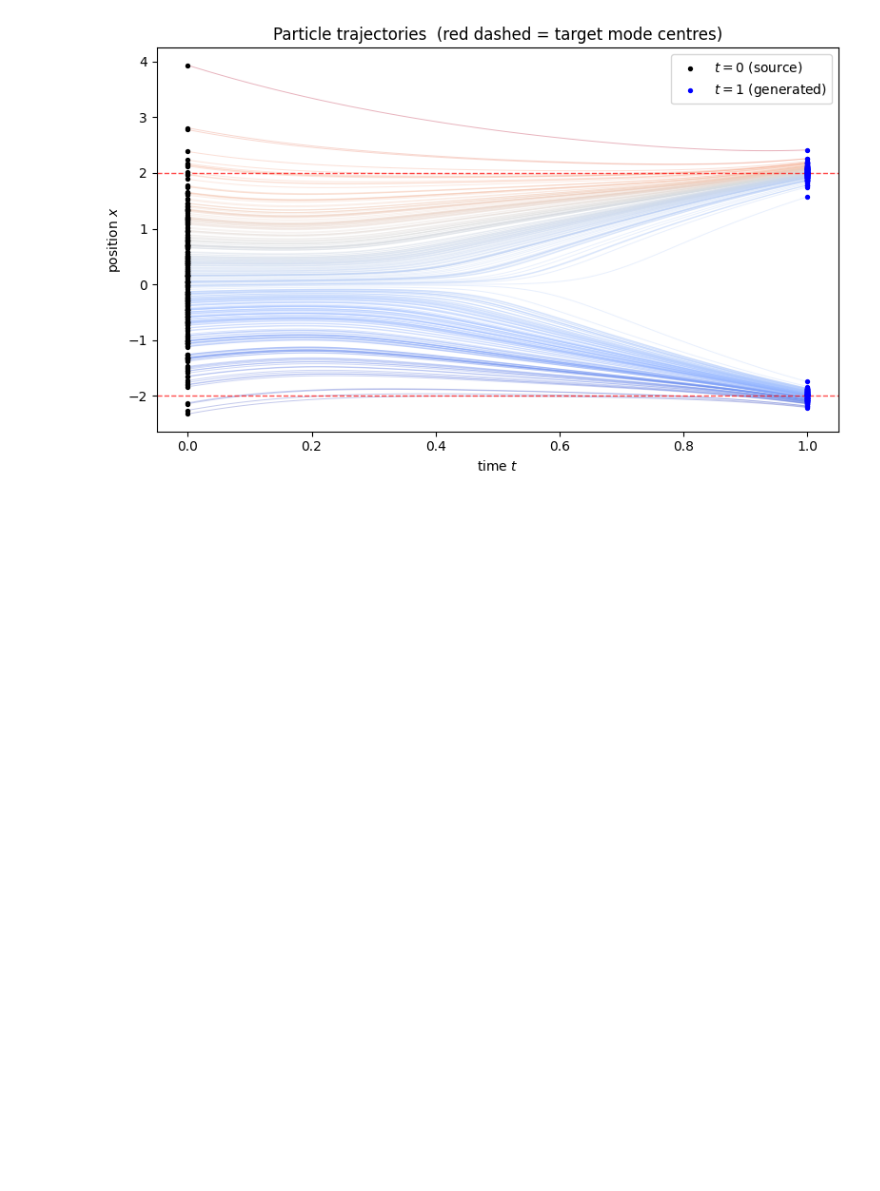
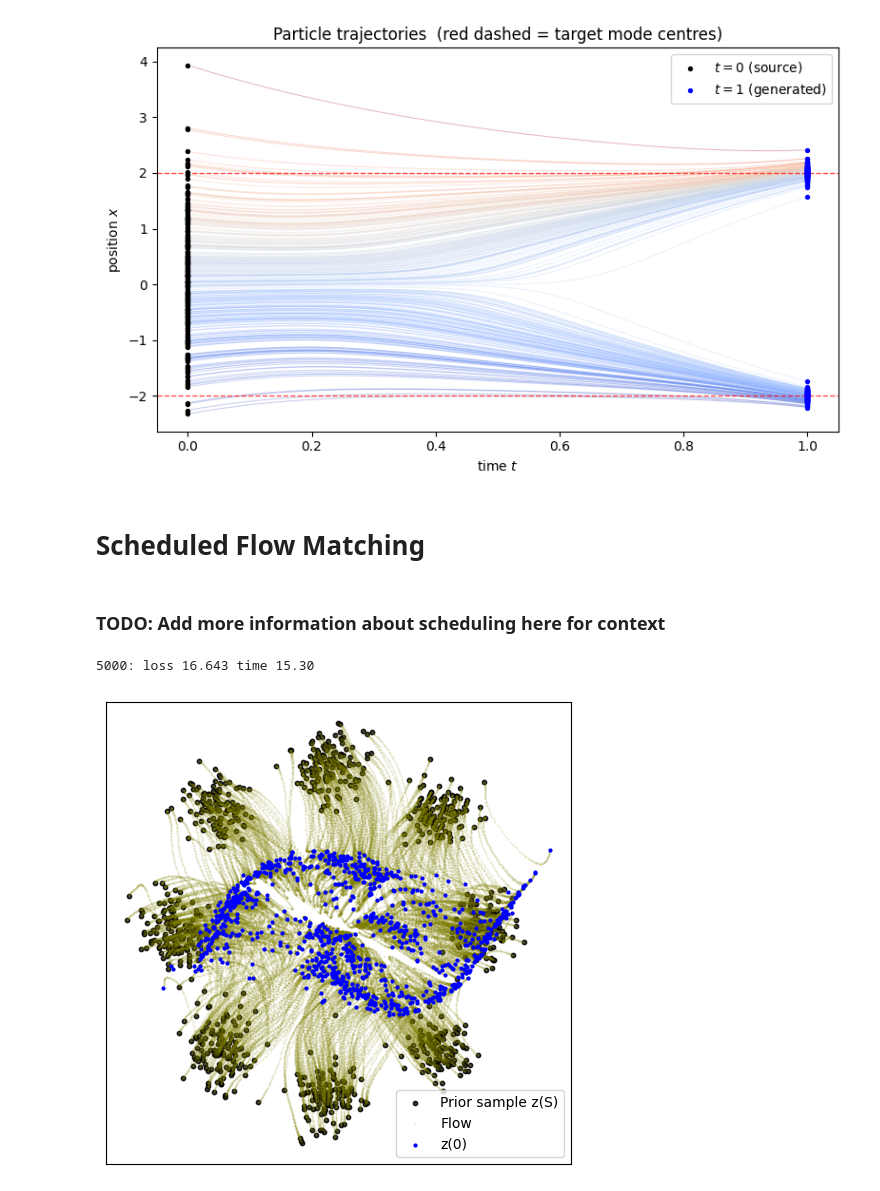
Before and after one commit to noeldebugs/scheduled-flow-matching, a Jupyter notebook: examples/scheduling_notebooks/tutorial_clean.ipynb, the cells around one changed output. Cells and saved outputs as stored; diff of their text form; code cells hidden in the pictures; blank space fills up the shorter version.

Commit message:
added scheduling to the jupyternotebook

```diff
--- a/examples/scheduling_notebooks/tutorial_clean.ipynb
+++ b/examples/scheduling_notebooks/tutorial_clean.ipynb
@@ -386,3 +384,50 @@ plt.show()
 [figure]
 [figure]
 [figure]
+# %% [markdown]
+# Scheduled Flow Matching
+# %% [markdown]
+### TODO: Add more information about scheduling here for context
+# %%
+from torchcfm.schedules import LogisticSchedule
+# %%time
+sigma = 0.1
+dim = 2
+batch_size = 256
+model = cfm_models.MLP(dim=dim, time_varying=True)
+optimizer = torch.optim.Adam(model.parameters())
+chosen_schedule = LogisticSchedule()
+FM = cfm.ScheduledConditionalFlowMatcher(sigma=sigma, schedule=chosen_schedule)
+
+start = time.time()
+for k in range(5000):
+    optimizer.zero_grad()
+
+    x0 = cfm_utils.sample_8gaussians(batch_size)
+    x1 = cfm_utils.sample_moons(batch_size)
+
+    t, xt, ut = FM.sample_location_and_conditional_flow(x0, x1)
+
+    vt = model(torch.cat([xt, t[:, None]], dim=-1))
+    loss = torch.mean((vt - ut) ** 2)
+
+    loss.backward()
+    optimizer.step()
+
+    if (k + 1) % 5000 == 0:
+        end = time.time()
+        print(f"{k+1}: loss {loss.item():0.3f} time {(end - start):0.2f}")
+        start = end
+        node = NeuralODE(
+            cfm_utils.torch_wrapper(model), solver="dopri5", sensitivity="adjoint", atol=1e-4, rtol=1e-4
+        )
+        with torch.no_grad():
+            traj = node.trajectory(
+                cfm_utils.sample_8gaussians(1024),
+                t_span=torch.linspace(0, 1, 100),
+            )
+            cfm_utils.plot_trajectories(traj.cpu().numpy())
+torch.save(model, f"{savedir}/scheduled_cfm_logistic.pt")
+# %% [output]
+5000: loss 16.643 time 15.30
+[figure, added]
```
Also changed, not shown: parts of 3 cells of this notebook, 2 other files.
